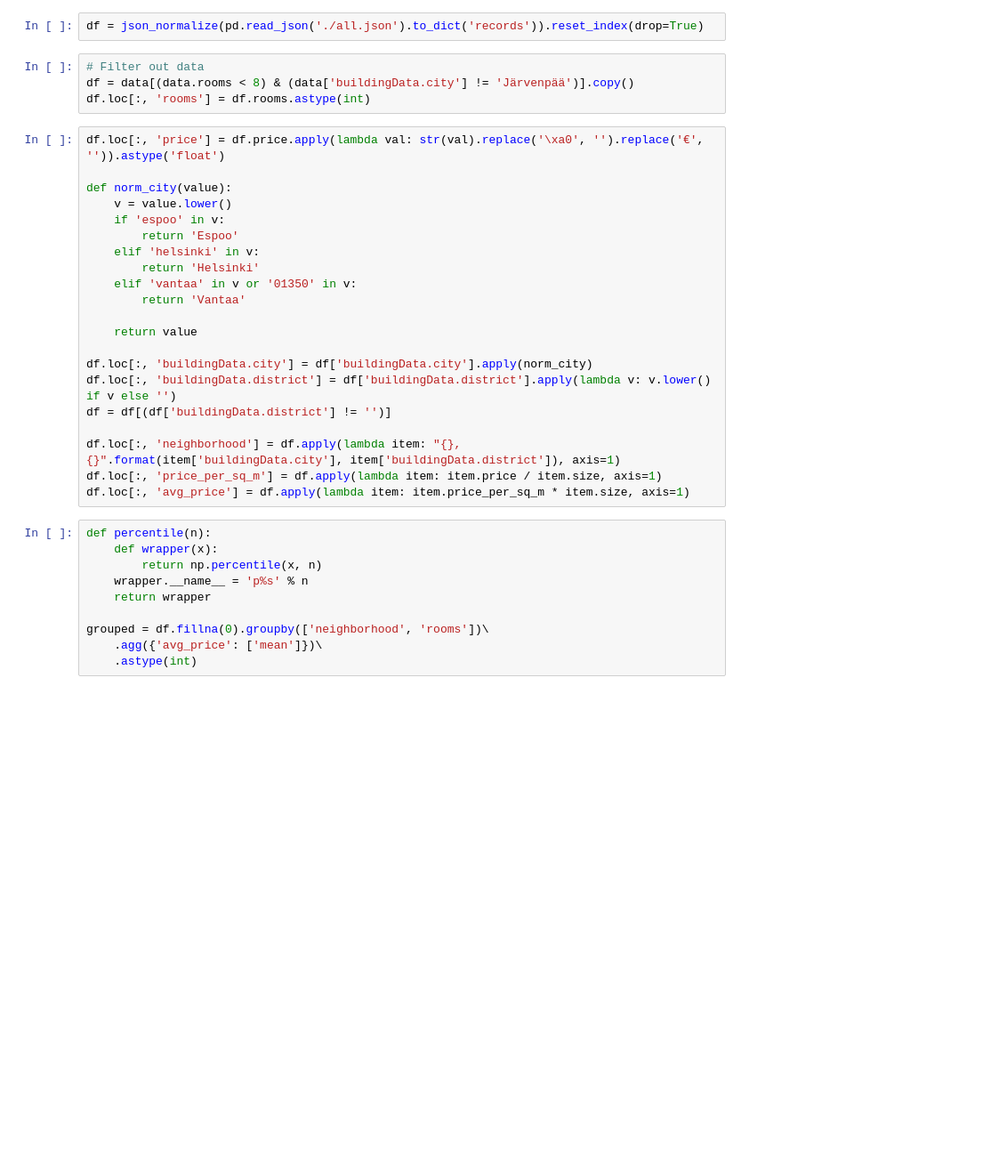
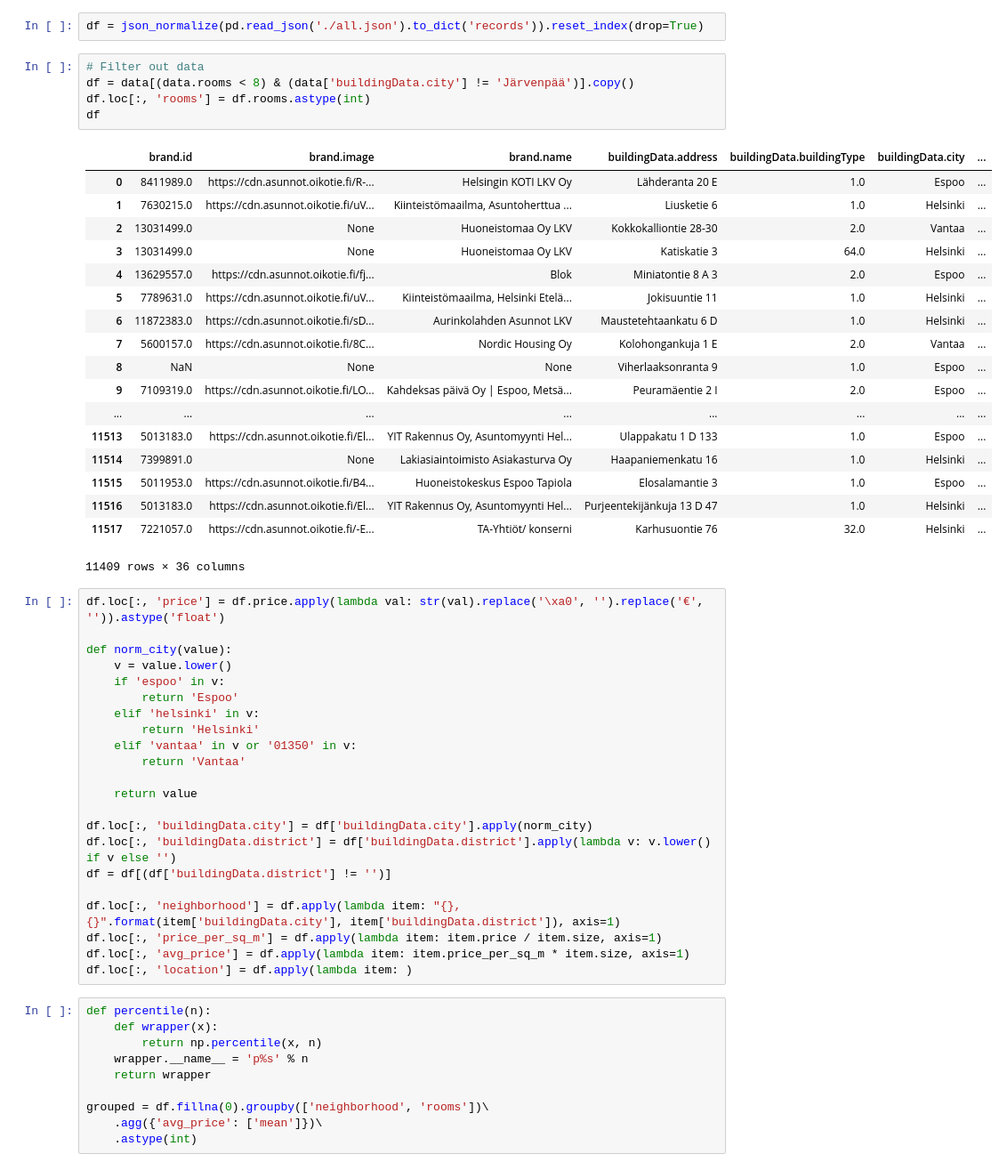
Before and after one commit to prawn-cake/oikotie, a Jupyter notebook: Oikotie.ipynb, the cells around one changed output. Shown at 89% size. Cells and saved outputs as stored; diff of their text form; blank space fills up the shorter version.

```diff
--- a/Oikotie.ipynb
+++ b/Oikotie.ipynb
@@ -8,7 +8,27 @@ df = json_normalize(pd.read_json('./all.json').to_dict('records')).reset_index(d
 # %%
 # Filter out data
 df = data[(data.rooms < 8) & (data['buildingData.city'] != 'Järvenpää')].copy()
 df.loc[:, 'rooms'] = df.rooms.astype(int)
+df
+# %% [output]
+|  | brand.id | brand.image | brand.name | buildingData.address | buildingData.buildingType | buildingData.city | ... |
+| 0 | 8411989.0 | https://cdn.asunnot.oikotie.fi/R-... | Helsingin KOTI LKV Oy | Lähderanta 20 E | 1.0 | Espoo | ... |
+| 1 | 7630215.0 | https://cdn.asunnot.oikotie.fi/uV... | Kiinteistömaailma, Asuntoherttua ... | Liusketie 6 | 1.0 | Helsinki | ... |
+| 2 | 13031499.0 | None | Huoneistomaa Oy LKV | Kokkokalliontie 28-30 | 2.0 | Vantaa | ... |
+| 3 | 13031499.0 | None | Huoneistomaa Oy LKV | Katiskatie 3 | 64.0 | Helsinki | ... |
+| 4 | 13629557.0 | https://cdn.asunnot.oikotie.fi/fj... | Blok | Miniatontie 8 A 3 | 2.0 | Espoo | ... |
+| 5 | 7789631.0 | https://cdn.asunnot.oikotie.fi/uV... | Kiinteistömaailma, Helsinki Etelä... | Jokisuuntie 11 | 1.0 | Helsinki | ... |
+| 6 | 11872383.0 | https://cdn.asunnot.oikotie.fi/sD... | Aurinkolahden Asunnot LKV | Maustetehtaankatu 6 D | 1.0 | Helsinki | ... |
+| 7 | 5600157.0 | https://cdn.asunnot.oikotie.fi/8C... | Nordic Housing Oy | Kolohongankuja 1 E | 2.0 | Vantaa | ... |
+| 8 | NaN | None | None | Viherlaaksonranta 9 | 1.0 | Espoo | ... |
+| 9 | 7109319.0 | https://cdn.asunnot.oikotie.fi/LO... | Kahdeksas päivä Oy | Espoo, Metsä... | Peuramäentie 2 I | 2.0 | Espoo | ... |
+| ... | ... | ... | ... | ... | ... | ... | ... |
+| 11513 | 5013183.0 | https://cdn.asunnot.oikotie.fi/El... | YIT Rakennus Oy, Asuntomyynti Hel... | Ulappakatu 1 D 133 | 1.0 | Espoo | ... |
+| 11514 | 7399891.0 | None | Lakiasiaintoimisto Asiakasturva Oy | Haapaniemenkatu 16 | 1.0 | Helsinki | ... |
+| 11515 | 5011953.0 | https://cdn.asunnot.oikotie.fi/B4... | Huoneistokeskus Espoo Tapiola | Elosalamantie 3 | 1.0 | Espoo | ... |
+| 11516 | 5013183.0 | https://cdn.asunnot.oikotie.fi/El... | YIT Rakennus Oy, Asuntomyynti Hel... | Purjeentekijänkuja 13 D 47 | 1.0 | Helsinki | ... |
+| 11517 | 7221057.0 | https://cdn.asunnot.oikotie.fi/-E... | TA-Yhtiöt/ konserni | Karhusuontie 76 | 32.0 | Helsinki | ... |
+11409 rows × 36 columns
 # %%
 df.loc[:, 'price'] = df.price.apply(lambda val: str(val).replace('\xa0', '').replace('€', '')).astype('float')
 
@@ -30,6 +50,7 @@ df = df[(df['buildingData.district'] != '')]
 df.loc[:, 'neighborhood'] = df.apply(lambda item: "{}, {}".format(item['buildingData.city'], item['buildingData.district']), axis=1)
 df.loc[:, 'price_per_sq_m'] = df.apply(lambda item: item.price / item.size, axis=1)
 df.loc[:, 'avg_price'] = df.apply(lambda item: item.price_per_sq_m * item.size, axis=1)
+df.loc[:, 'location'] = df.apply(lambda item: )
 # %%
 def percentile(n):
     def wrapper(x):
```
Also changed, not shown: 7 other files.
